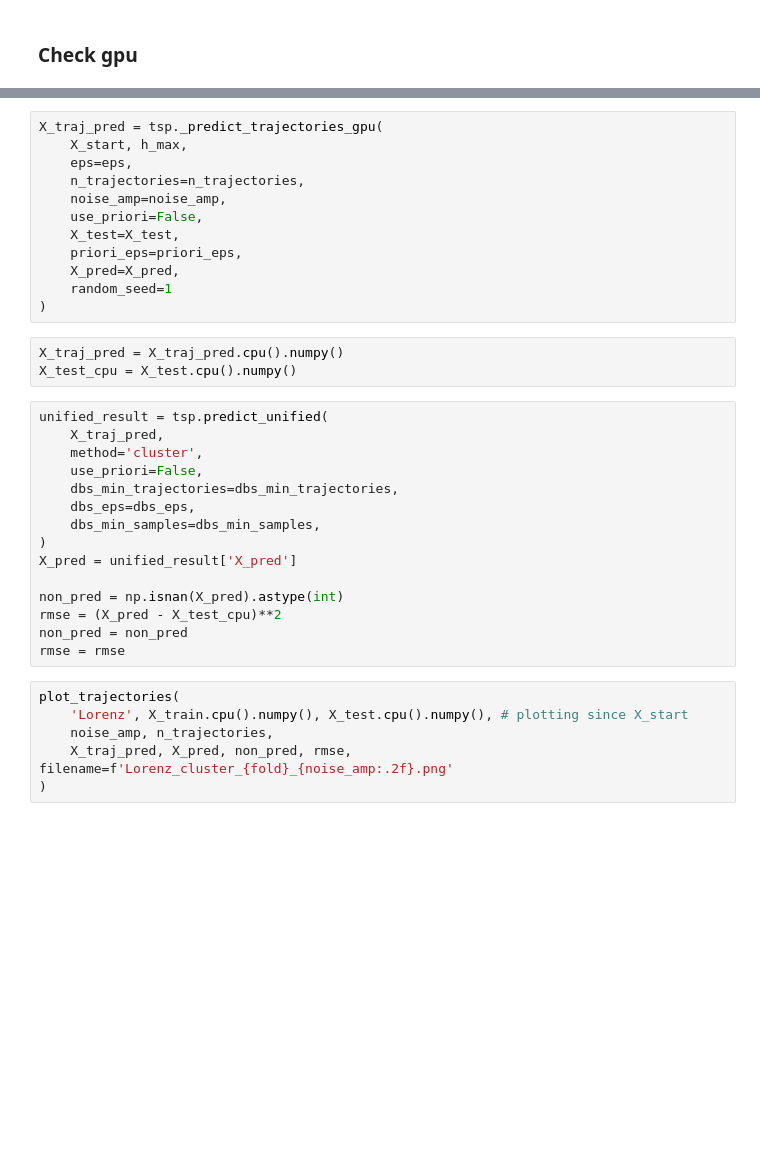
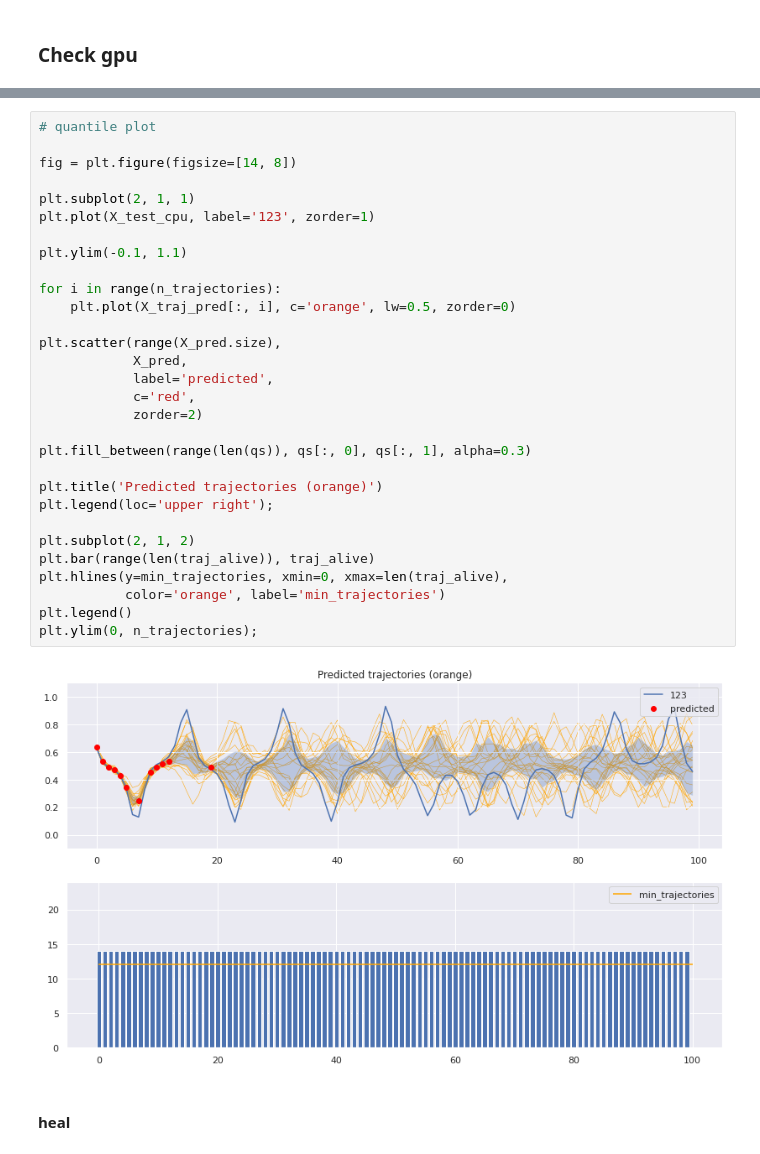
Before and after one commit to thxi/hse_chaotic_ts, a Jupyter notebook: Lorenz GPU.ipynb, the cells around one changed output, grey strips where cells are left out. Drawn from its saved outputs; the diff is of its cells as text; blank space fills up the shorter version.

```diff
--- a/Lorenz GPU.ipynb
+++ b/Lorenz GPU.ipynb
@@ -415,36 +475,34 @@ plot_trajectories(
-# %%
-X_traj_pred = tsp._predict_trajectories_gpu(
-    X_start, h_max,
-    eps=eps,
-    n_trajectories=n_trajectories,
-    noise_amp=noise_amp,
-    use_priori=False,
-    X_test=X_test,
-    priori_eps=priori_eps,
-    X_pred=X_pred,
-    random_seed=1
-)
-# %%
-X_traj_pred = X_traj_pred.cpu().numpy()
-X_test_cpu = X_test.cpu().numpy()
-# %%
-unified_result = tsp.predict_unified(
-    X_traj_pred,
-    method='cluster',
-    use_priori=False,
-    dbs_min_trajectories=dbs_min_trajectories,
-    dbs_eps=dbs_eps,
-    dbs_min_samples=dbs_min_samples,
-)
-X_pred = unified_result['X_pred']
-
-non_pred = np.isnan(X_pred).astype(int)
-rmse = (X_pred - X_test_cpu)**2
-non_pred = non_pred
-rmse = rmse
-# %%
-plot_trajectories(
-    'Lorenz', X_train.cpu().numpy(), X_test.cpu().numpy(), # plotting since X_start
-    noise_amp, n_trajectories,
-    X_traj_pred, X_pred, non_pred, rmse, filename=f'Lorenz_cluster_{fold}_{noise_amp:.2f}.png'
-)
+# %%
+# quantile plot
+
+fig = plt.figure(figsize=[14, 8])
+
+plt.subplot(2, 1, 1)
+plt.plot(X_test_cpu, label='123', zorder=1)
+
+plt.ylim(-0.1, 1.1)
+
+for i in range(n_trajectories):
+    plt.plot(X_traj_pred[:, i], c='orange', lw=0.5, zorder=0)
+
+plt.scatter(range(X_pred.size),
+            X_pred,
+            label='predicted',
+            c='red',
+            zorder=2)
+
+plt.fill_between(range(len(qs)), qs[:, 0], qs[:, 1], alpha=0.3)
+
+plt.title('Predicted trajectories (orange)')
+plt.legend(loc='upper right');
+
+plt.subplot(2, 1, 2)
+plt.bar(range(len(traj_alive)), traj_alive)
+plt.hlines(y=min_trajectories, xmin=0, xmax=len(traj_alive),
+           color='orange', label='min_trajectories')
+plt.legend()
+plt.ylim(0, n_trajectories);
+# %% [output]
+[figure, added]
+# %% [markdown]
+#### heal
```
Also changed, not shown: parts of 19 cells of this notebook, 6 other files.
